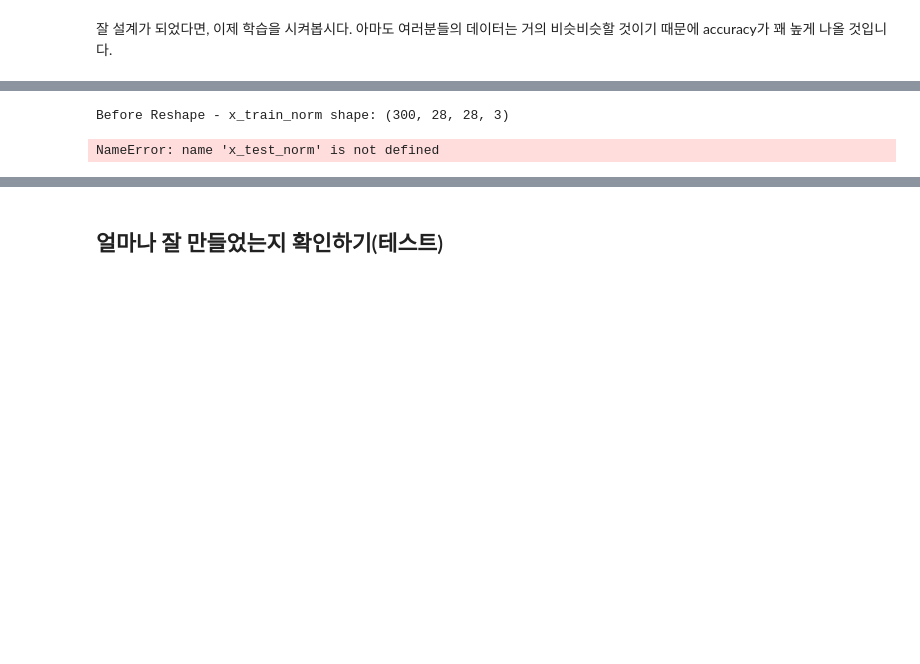
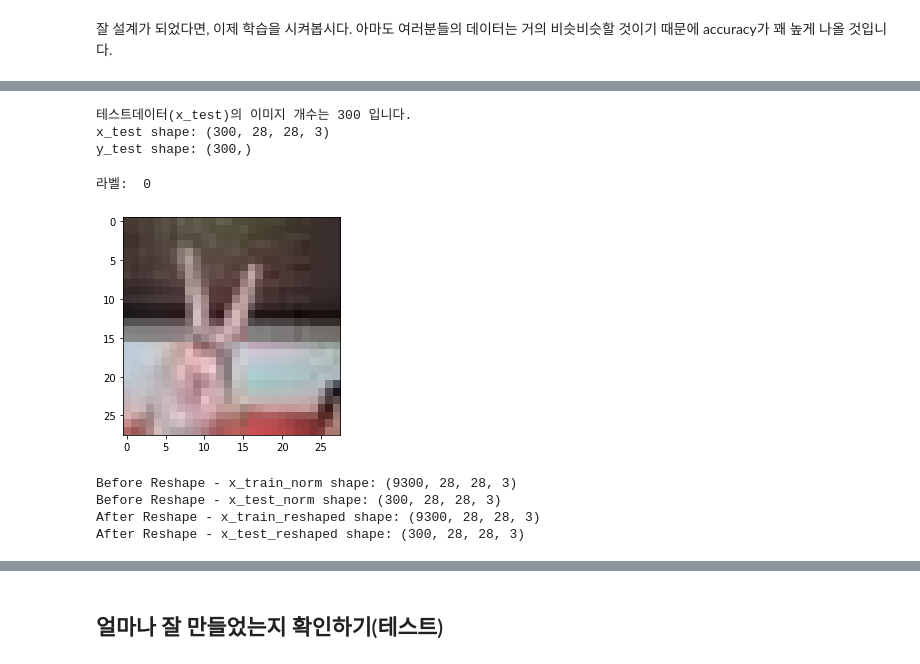
Before and after one commit to babmu33/first-repository, a Jupyter notebook: [E1]rock_scissor_paper.ipynb, the cells around one changed output, grey strips where cells are left out. Cells and saved outputs as stored; diff of their text form; code cells hidden in the pictures; blank space fills up the shorter version.

```diff
--- a/[E1]rock_scissor_paper.ipynb
+++ b/[E1]rock_scissor_paper.ipynb
@@ -197,15 +248,66 @@ _________________________________________________________________
+# %%
+def load_data(img_path):
+    # 가위 : 0, 바위 : 1, 보 : 2
+    number_of_data=300   # 가위바위보 이미지 개수 총합에 주의하세요.
+    img_size=28
+    color=3
+    #이미지 데이터와 라벨(가위 : 0, 바위 : 1, 보 : 2) 데이터를 담을 행렬(matrix) 영역을 생성합니다.
+    imgs=np.zeros(number_of_data*img_size*img_size*color,dtype=np.int32).reshape(number_of_data,img_size,img_size,color)
+    labels=np.zeros(number_of_data,dtype=np.int32)
+
+    idx=0
+    for file in glob.iglob(img_path+'/scissor/*.jpg'):
+        img = np.array(Image.open(file),dtype=np.int32)
+        imgs[idx,:,:,:]=img    # 데이터 영역에 이미지 행렬을 복사
+        labels[idx]=0   # 가위 : 0
+        idx=idx+1
+
+    for file in glob.iglob(img_path+'/rock/*.jpg'):
+        img = np.array(Image.open(file),dtype=np.int32)
+        imgs[idx,:,:,:]=img    # 데이터 영역에 이미지 행렬을 복사
+        labels[idx]=1   # 바위 : 1
+        idx=idx+1
+
+    for file in glob.iglob(img_path+'/paper/*.jpg'):
+        img = np.array(Image.open(file),dtype=np.int32)
+        imgs[idx,:,:,:]=img    # 데이터 영역에 이미지 행렬을 복사
+        labels[idx]=2   # 보 : 2
+        idx=idx+1
+
+    print("테스트데이터(x_test)의 이미지 개수는",idx,"입니다.")
+    return imgs, labels
+
+image_dir_path = os.getenv("HOME") + "/aiffel/test_dataset"
+(x_test, y_test)=load_data(image_dir_path)
+x_test_norm = x_test/255.0   # 입력은 0~1 사이의 값으로 정규화
+
+print("x_test shape: {}".format(x_test.shape))
+print("y_test shape: {}".format(y_test.shape))
+# %% [output]
+테스트데이터(x_test)의 이미지 개수는 300 입니다.
+x_test shape: (300, 28, 28, 3)
+y_test shape: (300,)
+# %%
+import matplotlib.pyplot as plt
+plt.imshow(x_test[0])
+print('라벨: ', y_test[0])
+# %% [output]
+라벨:  0
+[figure, added]
 # %%
 print("Before Reshape - x_train_norm shape: {}".format(x_train_norm.shape))
 print("Before Reshape - x_test_norm shape: {}".format(x_test_norm.shape))
 
-x_train_reshaped=x_train_norm.reshape( -1, 28, 28, 1)  # 데이터갯수에 -1을 쓰면 reshape시 자동계산됩니다.
-x_test_reshaped=x_test_norm.reshape( -1, 28, 28, 1)
+x_train_reshaped=x_train_norm.reshape( -1, 28, 28, 3)  # 데이터갯수에 -1을 쓰면 reshape시 자동계산됩니다.
+x_test_reshaped=x_test_norm.reshape( -1, 28, 28, 3)
 
 print("After Reshape - x_train_reshaped shape: {}".format(x_train_reshaped.shape))
 print("After Reshape - x_test_reshaped shape: {}".format(x_test_reshaped.shape))
 # %% [output]
-Before Reshape - x_train_norm shape: (300, 28, 28, 3)
+Before Reshape - x_train_norm shape: (9300, 28, 28, 3)
+Before Reshape - x_test_norm shape: (300, 28, 28, 3)
+After Reshape - x_train_reshaped shape: (9300, 28, 28, 3)
+After Reshape - x_test_reshaped shape: (300, 28, 28, 3)
-NameError: name 'x_test_norm' is not defined
 # %%
 model.compile(optimizer='adam',
              loss='sparse_categorical_crossentropy',
```
Also changed, not shown: parts of 15 cells of this notebook.
